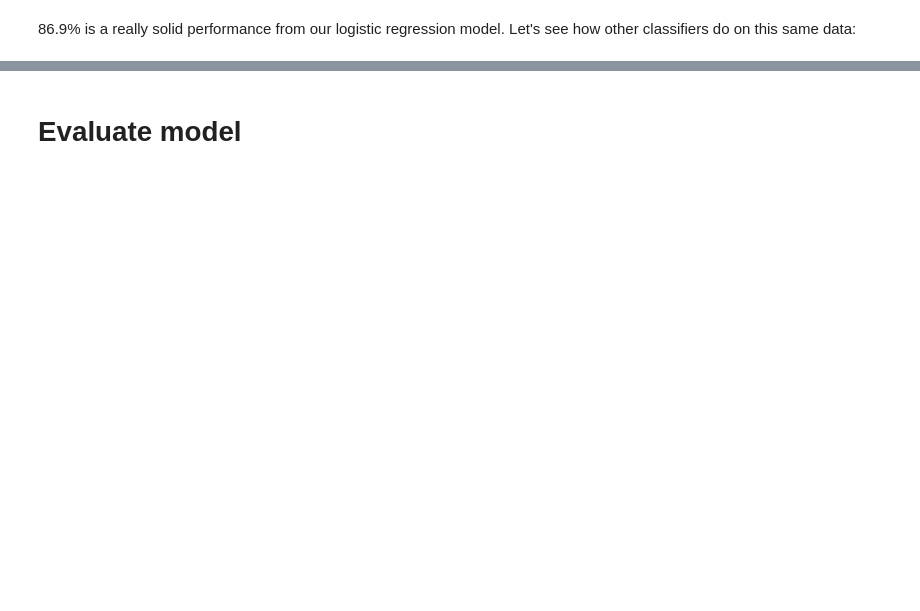
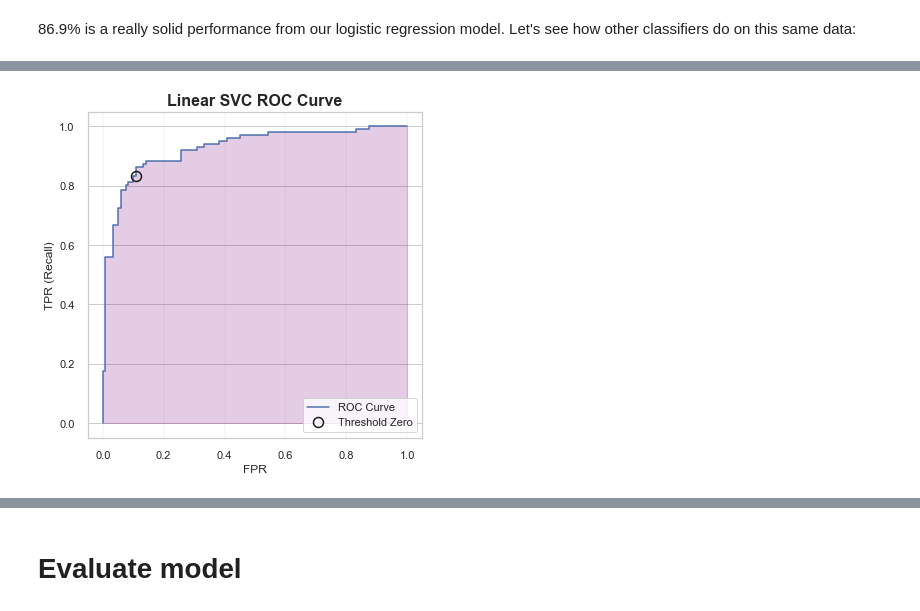
Before and after one commit to KishenSharma6/HeartDisease-Classification, a Jupyter notebook: Heart Disease - Classification.ipynb, the cells around one changed output, grey strips where cells are left out. Cells and saved outputs as stored; diff of their text form; code cells hidden in the pictures; blank space fills up the shorter version.

Commit message:
Writeup Completed. Models updated

```diff
--- a/Heart Disease - Classification.ipynb
+++ b/Heart Disease - Classification.ipynb
@@ -751,13 +774,12 @@ Run Random Search
 # %%
-# #Import confusion matrix and classification report
-# from sklearn.metrics import confusion_matrix, classification_report
+#Import confusion matrix and classification report
+from sklearn.metrics import confusion_matrix, classification_report
 
+#Store Predictions of RandomsearchCV
+preds =best_model.predict(X_train)
 
-# #Store Predictions of GridSearchCV
-# preds =best_model.predict(X_train)
-
-# #Instantiate Confusion Matrix and print matrix
-# confusion = confusion_matrix(y_train, preds)
-# print("Confusion Matrix: \n", confusion)
-# print('\nClassification Report:\n', classification_report(y_train, preds,
-#                                                           target_names= ['Healthy', 'Sick']))
+#Instantiate and print Confusion Matrix
+confusion = confusion_matrix(y_train, preds)
+print("Confusion Matrix: \n", confusion)
+print('\nClassification Report:\n', classification_report(y_train, preds,
+                                                          target_names= ['Healthy', 'Sick']))
@@ -766,40 +792,41 @@ Plot ROC and AUC for our SVM
 # %%
-# #Import ROC Curve and roc_auc_score
-# from sklearn.metrics import roc_auc_score,roc_curve, recall_score
+#Import ROC Curve and roc_auc_score
+from sklearn.metrics import roc_auc_score,roc_curve, recall_score
 
-# #Calculate AUC
-# auc = roc_auc_score(y_train, preds)
-# print('AUC: {:.2%}'.format(auc))
+#Calculate AUC Score
+auc = roc_auc_score(y_train, preds)
+print('AUC: {:.2%}'.format(auc))
 
-# #Calculate Recall
-# recall = recall_score(y_train, preds)
-# print('Recall: {:.2%}'.format(recall))
+#Calculate Recall Score
+recall = recall_score(y_train, preds)
+print('Recall: {:.2%}'.format(recall))
 
-# #Calculate ROC Curve
-# fpr, tpr, thresholds = roc_curve(y_train, best_model.decision_function(X_train))
+#Set false positive rate and true positive rate
+fpr, tpr, thresholds = roc_curve(y_train, best_model.decision_function(X_train))
 
-# #Set Fig Size
-# fig, ax = plt.subplots(figsize=(6,6))
+#Set Fig Size
+fig, ax = plt.subplots(figsize=(6,6))
 
-# #Plot ROC Curve
-# plt.plot(fpr, tpr, label = 'ROC Curve')
+#Plot ROC Curve
+plt.plot(fpr, tpr, label = 'ROC Curve')
 
-# #Set plot labels
-# plt.title('Linear SVC ROC Curve', fontweight='bold', fontsize=16)
-# plt.xlabel('FPR')
-# plt.ylabel('TPR (Recall)')
+#Set plot labels
+plt.title('Linear SVC ROC Curve', fontweight='bold', fontsize=16)
+plt.xlabel('FPR')
+plt.ylabel('TPR (Recall)')
 
-# #Plot threshold closest to 0
-# close_zero = np.argmin(np.abs(thresholds))
-# plt.plot(fpr[close_zero], tpr[close_zero], 'o',
-#        label= 'Threshold Zero', markersize=10, fillstyle= 'none', c = 'k', mew=1.5)
+#Plot threshold closest to 0
+close_zero = np.argmin(np.abs(thresholds))
+plt.plot(fpr[close_zero], tpr[close_zero], 'o',
+       label= 'Threshold Zero', markersize=10, fillstyle= 'none', c = 'k', mew=1.5)
 
-# #Plot AUC
-# plt.fill_between(fpr, tpr, step='post', alpha=0.2,
-#                      color='purple');
+#Plot AUC
+plt.fill_between(fpr, tpr, step='post', alpha=0.2,
+                     color='purple');
 
-# #Set Legend
-# plt.legend(loc = 'best', frameon=True)
+#Set Legend
+plt.legend(loc = 'best', frameon=True)
 
-# #Set Gridlines
-# plt.grid(False,lw = .25, axis = 'x')
+#Set Gridlines
+plt.grid(False,lw = .25, axis = 'x')
+# %% [output]
@@ -805,0 +835 @@ Plot ROC and AUC for our SVM
+[figure, added]
```
Also changed, not shown: parts of 23 cells of this notebook.
